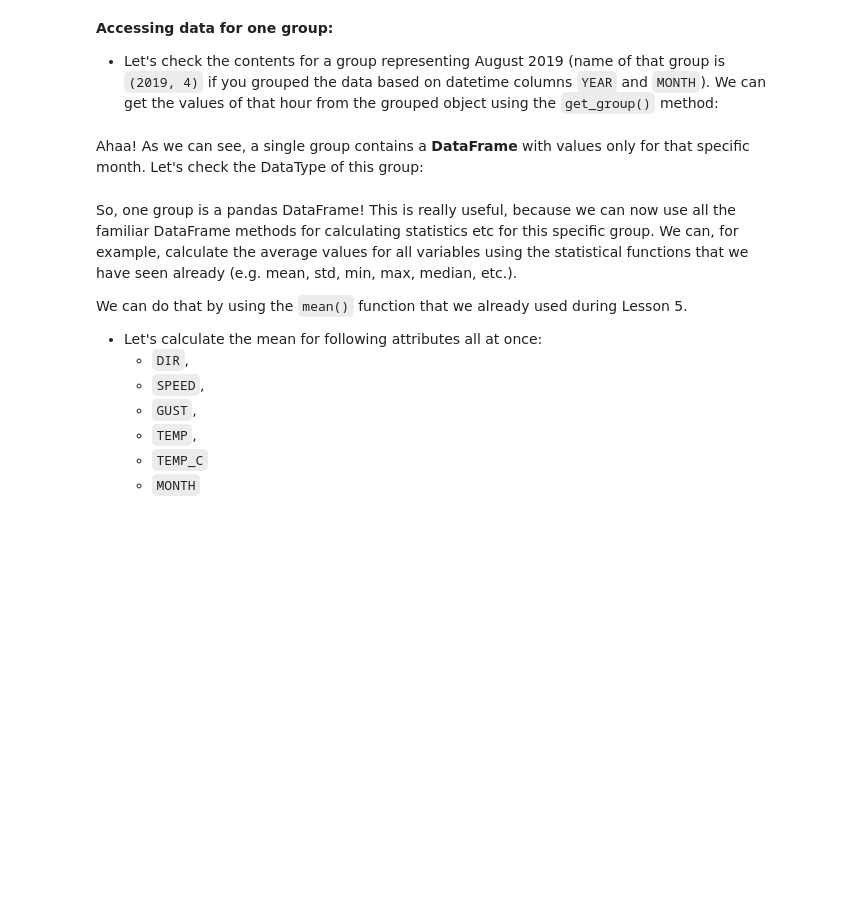
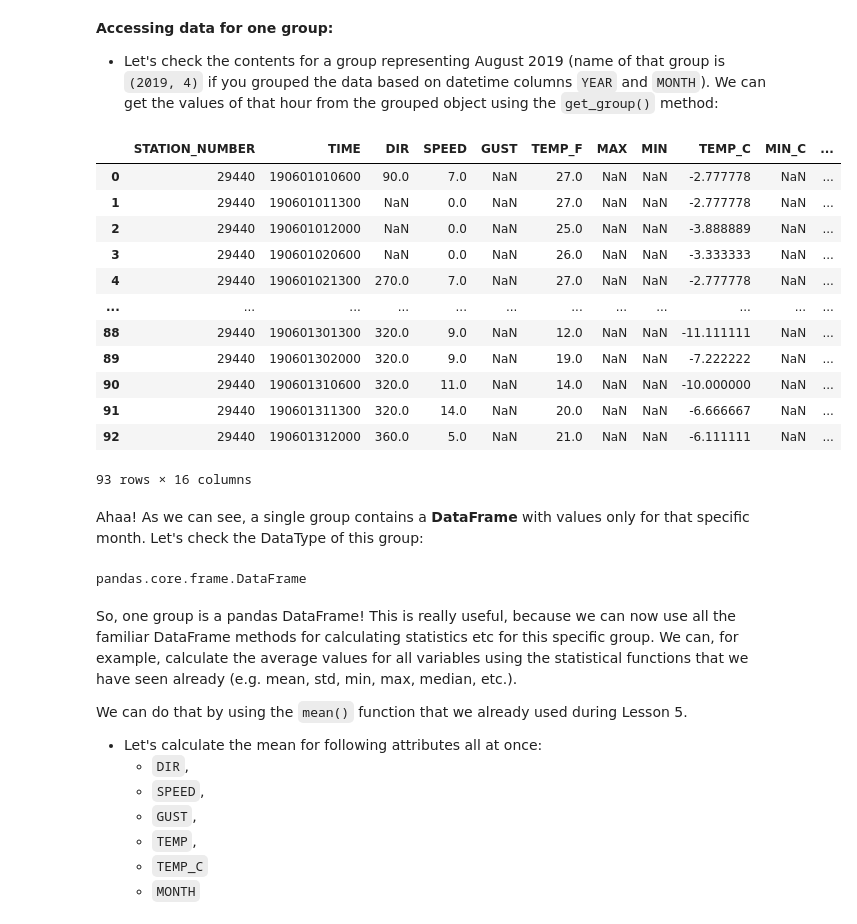
Before and after one commit to tomtom776/notebooks, a Jupyter notebook: L6/advanced-data-processing-with-pandas.ipynb, the cells around one changed output. Saved outputs shown, nothing was run; the diff lists cells and outputs as text; code cells hidden in the pictures; blank space fills up the shorter version.

```diff
--- a/L6/advanced-data-processing-with-pandas.ipynb
+++ b/L6/advanced-data-processing-with-pandas.ipynb
@@ -519,7 +681,7 @@ It is possible to convert the date and time information into character strings a
 Based on this information, we can slice the correct range of characters from the `TIME_STR` column using [pandas.Series.str.slice()](https://pandas.pydata.org/pandas-docs/stable/reference/api/pandas.Series.str.slice.html)
 # %%
 # SLice the string
-
+data['YEAR_MONTH'] = data['TIME_STR'].str.slice(start = 0, stop = 6)
 
 # Let's see what we have
 data.head()
@@ -531,5 +700,7 @@ Nice! Now we have "labeled" the rows based on information about day of the year
 Create a new column `'MONTH'` with information about the month without the year.
 # %%
 # Extract information about month from the TIME_STR column into a new column 'MONTH':
+# SLice the string
+data['MONTH'] = data['TIME_STR'].str.slice(start = 4, stop = 6)
 # %%
 # Check the result:
@@ -591,6 +823,8 @@ data.head()
 We have quite a few rows of weather data, and several observations per day. Our goal is to create an aggreated data frame that would have only one row per month.
 # %% [markdown]
 Let's **group** our data based on unique year and month combinations
+# %%
+grouped = data.groupby(by = 'YEAR_MONTH')
 # %% [markdown]
 <div class="alert alert-info">
 
@@ -628,13 +868,33 @@ Check the "names" of each group
 - Let's check the contents for a group representing August 2019 (name of that group is `(2019, 4)` if you grouped the data based on datetime columns `YEAR` and `MONTH`). We can get the values of that hour from the grouped object using the `get_group()` method:
 # %%
 # Specify a month (as character string)
-
+month = '190601'
 
 # Select the group
+group1 = grouped.get_group(month)
 # %%
 # Let's see what we have
+group1
+# %% [output]
+|  | STATION_NUMBER | TIME | DIR | SPEED | GUST | TEMP_F | MAX | MIN | TEMP_C | MIN_C | ... |
+| 0 | 29440 | 190601010600 | 90.0 | 7.0 | NaN | 27.0 | NaN | NaN | -2.777778 | NaN | ... |
+| 1 | 29440 | 190601011300 | NaN | 0.0 | NaN | 27.0 | NaN | NaN | -2.777778 | NaN | ... |
+| 2 | 29440 | 190601012000 | NaN | 0.0 | NaN | 25.0 | NaN | NaN | -3.888889 | NaN | ... |
+| 3 | 29440 | 190601020600 | NaN | 0.0 | NaN | 26.0 | NaN | NaN | -3.333333 | NaN | ... |
+| 4 | 29440 | 190601021300 | 270.0 | 7.0 | NaN | 27.0 | NaN | NaN | -2.777778 | NaN | ... |
+| ... | ... | ... | ... | ... | ... | ... | ... | ... | ... | ... | ... |
+| 88 | 29440 | 190601301300 | 320.0 | 9.0 | NaN | 12.0 | NaN | NaN | -11.111111 | NaN | ... |
+| 89 | 29440 | 190601302000 | 320.0 | 9.0 | NaN | 19.0 | NaN | NaN | -7.222222 | NaN | ... |
+| 90 | 29440 | 190601310600 | 320.0 | 11.0 | NaN | 14.0 | NaN | NaN | -10.000000 | NaN | ... |
+| 91 | 29440 | 190601311300 | 320.0 | 14.0 | NaN | 20.0 | NaN | NaN | -6.666667 | NaN | ... |
+| 92 | 29440 | 190601312000 | 360.0 | 5.0 | NaN | 21.0 | NaN | NaN | -6.111111 | NaN | ... |
+93 rows × 16 columns
 # %% [markdown]
 Ahaa! As we can see, a single group contains a **DataFrame** with values only for that specific month. Let's check the DataType of this group:
+# %%
+type(group1)
+# %% [output]
+pandas.core.frame.DataFrame
 # %% [markdown]
 So, one group is a pandas DataFrame! This is really useful, because we can now use all the familiar DataFrame methods for calculating statistics etc for this specific group.
 We can, for example, calculate the average values for all variables using the statistical functions that we have seen already (e.g. mean, std, min, max, median, etc.).
```
Also changed, not shown: parts of 44 cells of this notebook.
